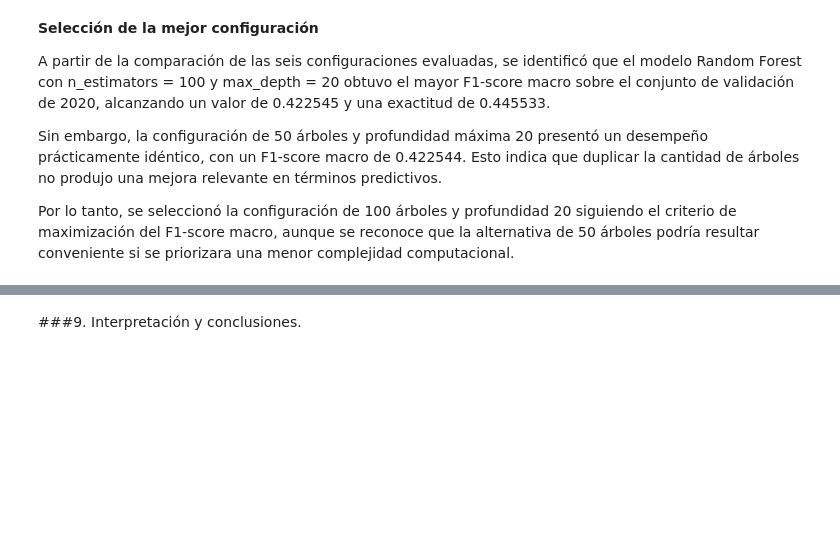
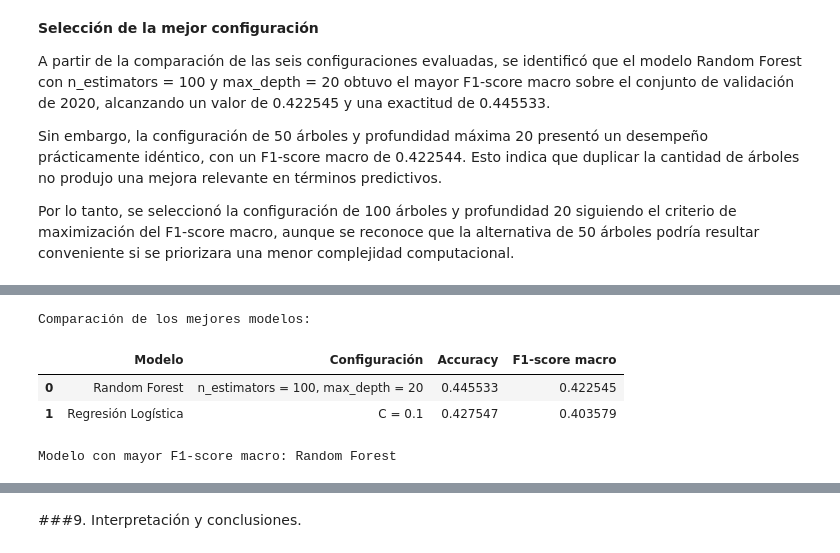
Before and after one commit to ChronosXV/Metodologia_grupo2, a Jupyter notebook: Metodologia_1_Grupo_2_Modelado_ML.ipynb, the cells around one changed output, grey strips where cells are left out. Drawn from its saved outputs; the diff is of its cells as text; code cells hidden in the pictures; blank space fills up the shorter version.

```diff
--- a/Metodologia_1_Grupo_2_Modelado_ML.ipynb
+++ b/Metodologia_1_Grupo_2_Modelado_ML.ipynb
@@ -1544,0 +1557,44 @@ Por lo tanto, se seleccionó la configuración de 100 árboles y profundidad 20
+# %%
+# Obtener los mejores resultados de cada modelo
+mejor_logistica = df_resultados_logistica.iloc[0]
+mejor_rf = df_resultados_rf.iloc[0]
+
+# Construir una tabla comparativa
+df_comparacion_modelos = pd.DataFrame([
+    {
+        "Modelo": "Regresión Logística",
+        "Configuración": f"C = {mejor_c}",
+        "Accuracy": mejor_logistica["Accuracy"],
+        "F1-score macro": mejor_logistica["F1-score macro"]
+    },
+    {
+        "Modelo": "Random Forest",
+        "Configuración": (
+            f"n_estimators = {mejor_n_estimators}, "
+            f"max_depth = {mejor_max_depth}"
+        ),
+        "Accuracy": mejor_rf["Accuracy"],
+        "F1-score macro": mejor_rf["F1-score macro"]
+    }
+])
+
+# Ordenar los modelos según el F1-score macro
+df_comparacion_modelos = df_comparacion_modelos.sort_values(
+    by="F1-score macro",
+    ascending=False
+).reset_index(drop=True)
+
+# Mostrar la comparación
+print("Comparación de los mejores modelos:")
+display(df_comparacion_modelos.round(6))
+
+print(
+    "\nModelo con mayor F1-score macro:",
+    df_comparacion_modelos.loc[0, "Modelo"]
+)
+# %% [output]
+Comparación de los mejores modelos:
+|  | Modelo | Configuración | Accuracy | F1-score macro |
+| 0 | Random Forest | n_estimators = 100, max_depth = 20 | 0.445533 | 0.422545 |
+| 1 | Regresión Logística | C = 0.1 | 0.427547 | 0.403579 |
+Modelo con mayor F1-score macro: Random Forest
```
Also changed, not shown: parts of 6 cells of this notebook.
